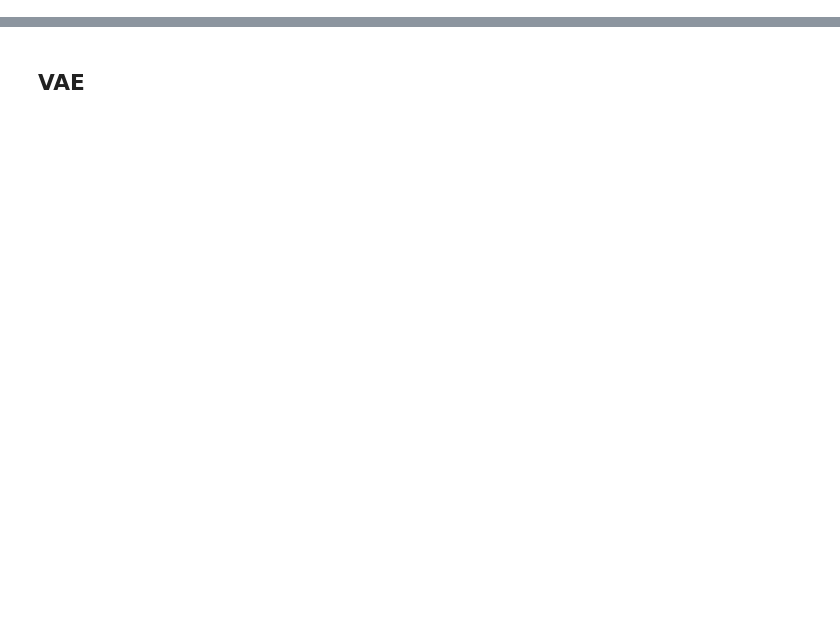
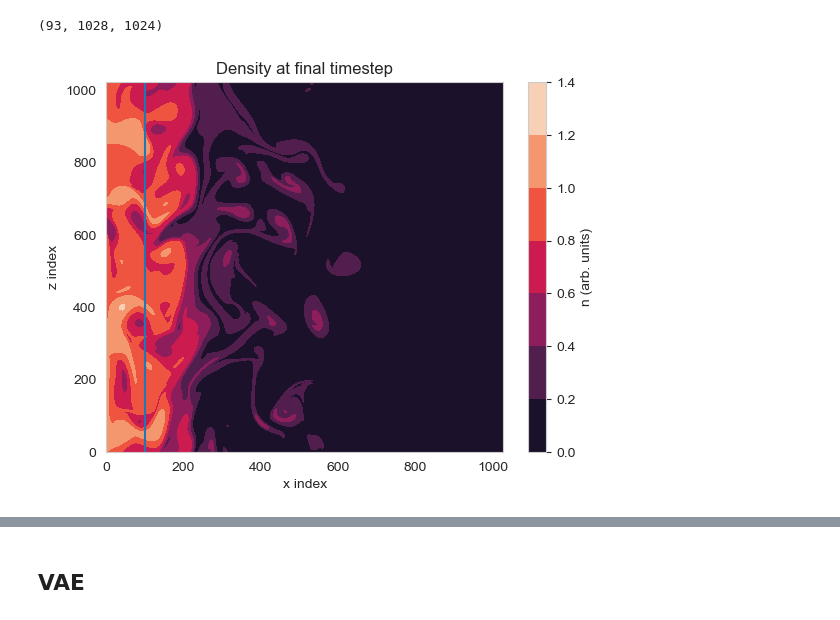
Before and after one commit to raco98/02456_Deep_Learning, a Jupyter notebook: scratch.ipynb, the cells around one changed output, grey strips where cells are left out. Cells and saved outputs as stored; diff of their text form; code cells hidden in the pictures; blank space fills up the shorter version.

```diff
--- a/scratch.ipynb
+++ b/scratch.ipynb
@@ -27,7 +27,7 @@ sns.set_style("whitegrid")
 
 # Absolute path to either the BOUT output directory or an individual BOUT.dmp file.
 DATA_LOCATION = Path(
-	r"data\BOUT.dmp.0.nc"
+	r"data/BOUT.dmp.0.nc"
  )
 
 
@@ -38,11 +38,11 @@ def load_density(path_hint: Path):
 	# If the user points at a single file we only need the parent directory.
 	bout_dir = path_hint.parent if path_hint.is_file() else path_hint
 
-	density = collect("pe", path=str(bout_dir))
+	density = collect("n", path=str(bout_dir))
 	return density.squeeze()
 
 
-def plot_timestep(density,idx):
+def plot_timestep(density,idx,vert=False):
 	"""Plot the density at the final time step."""
 	fig, ax = plt.subplots()
 	contour = ax.contourf(density[idx, :, :].T)
@@ -50,10 +50,11 @@ def plot_timestep(density,idx):
 	ax.set_title("Density at final timestep")
 	ax.set_xlabel("x index")
 	ax.set_ylabel("z index")
+	if vert == True:
+		ax.vlines(100, 0, 1023)
 	plt.show()
 
 density_data = load_density(DATA_LOCATION)
-#plot_timestep(density_data,-1)
 # %% [output]
 mxsub = 8 mysub = 1 mz = 1024
 
@@ -74,0 +81,8 @@ Reading from 127: [2-11][0-0] -> [1018-1027][0-0]
+# %%
+print(density_data[:, :, :].shape)
+# %% [output]
+(93, 1028, 1024)
+# %%
+plot_timestep(density_data, idx=92, vert=True)
+# %% [output]
+[figure, added]
```
Also changed, not shown: parts of 5 cells of this notebook, 2 other files.
